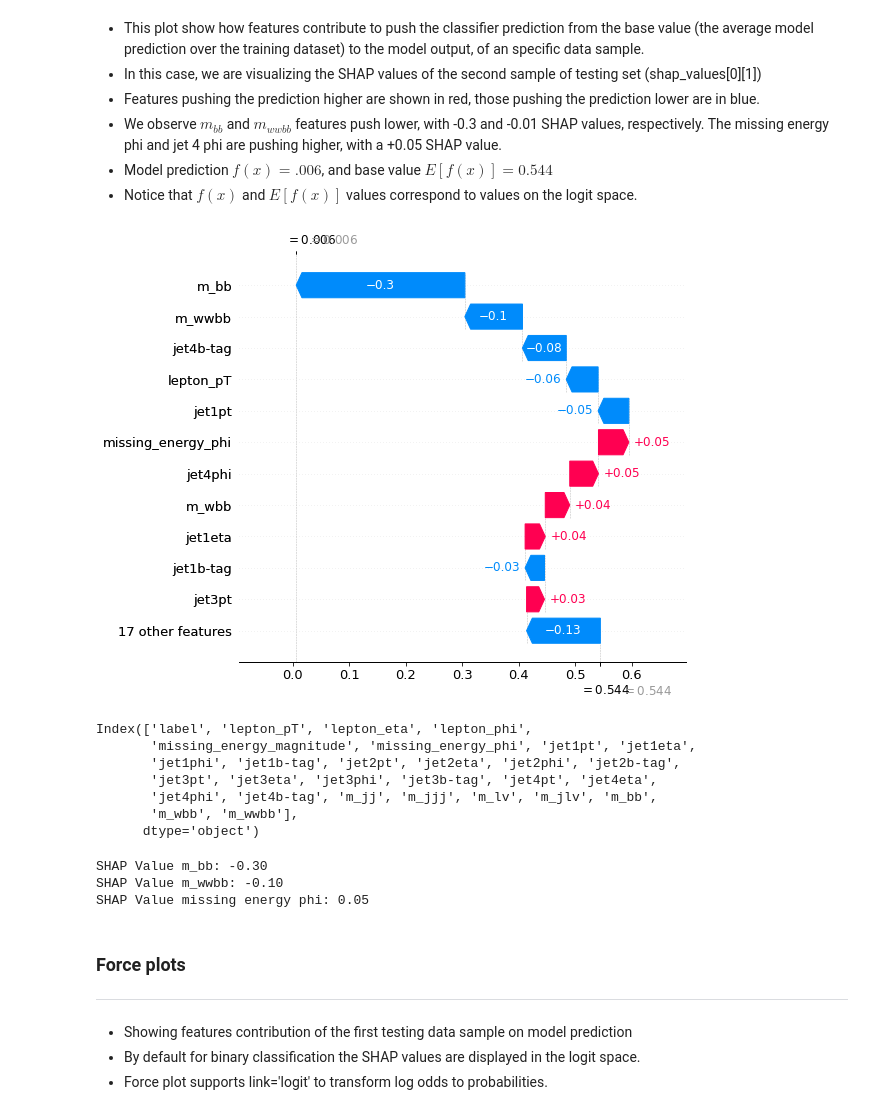
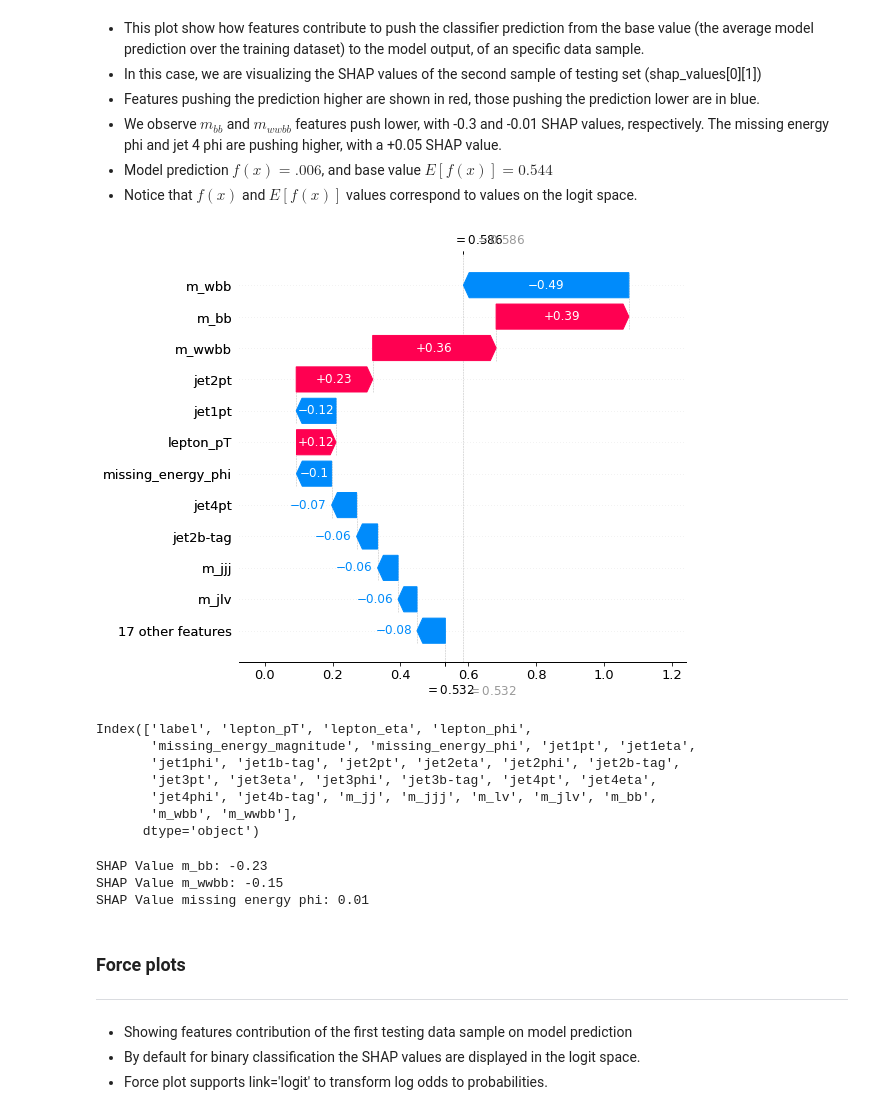
Before and after one commit to rpezoa/hep_shap, a Jupyter notebook: notebooks/shap_dnn_plots.ipynb, the cells around one changed output. Saved outputs shown, nothing was run; the diff lists cells and outputs as text; code cells hidden in the pictures.

Commit message:
updated plots

```diff
--- a/notebooks/shap_dnn_plots.ipynb
+++ b/notebooks/shap_dnn_plots.ipynb
@@ -129,4 +104,0 @@ scan_object = talos.Scan(x = X_train.to_numpy(),
-# %%
-best_idx = scan_object.best_model(metric='val_f1score', asc=True)
-model_id = scan_object.data['val_f1score'].astype('float').argmax()
-model = activate_model(scan_object, model_id)
@@ -217,12 +183,12 @@ shap.initjs()
 # %%
 #https://github.com/slundberg/shap/issues/1420
 shap.plots._waterfall.waterfall_legacy(explainer.expected_value[0].numpy(),
-                                       shap_values[0][1],
+                                       shap_values[0][4],
                                        feature_names = df.columns[1:],
                                        show = True,
                                       max_display=12)
 # %% [output]
-[figure, old version]
+[figure, new version]
 # %%
 df.columns
 # %% [output]
@@ -238,9 +204,9 @@ print("SHAP Value m_bb: %.2f" %shap_values[0][1,-3])
 print("SHAP Value m_wwbb: %.2f" %shap_values[0][1,-1])
 print("SHAP Value missing energy phi: %.2f" %shap_values[0][1,4])
 # %% [output]
-SHAP Value m_bb: -0.30
-SHAP Value m_wwbb: -0.10
-SHAP Value missing energy phi: 0.05
+SHAP Value m_bb: -0.23
+SHAP Value m_wwbb: -0.15
+SHAP Value missing energy phi: 0.01
 # %% [markdown]
 ###  Force plots
 *****
```
Also changed, not shown: parts of 27 cells of this notebook.
